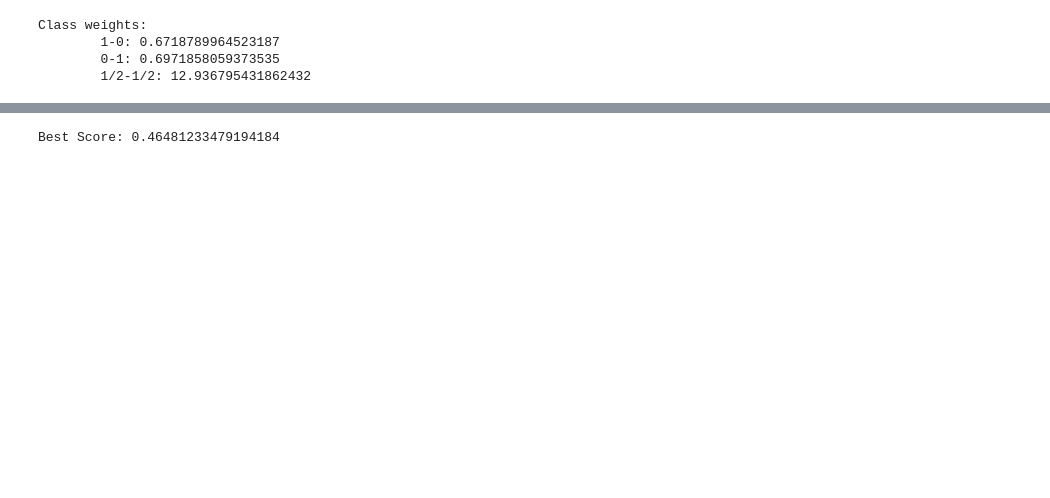
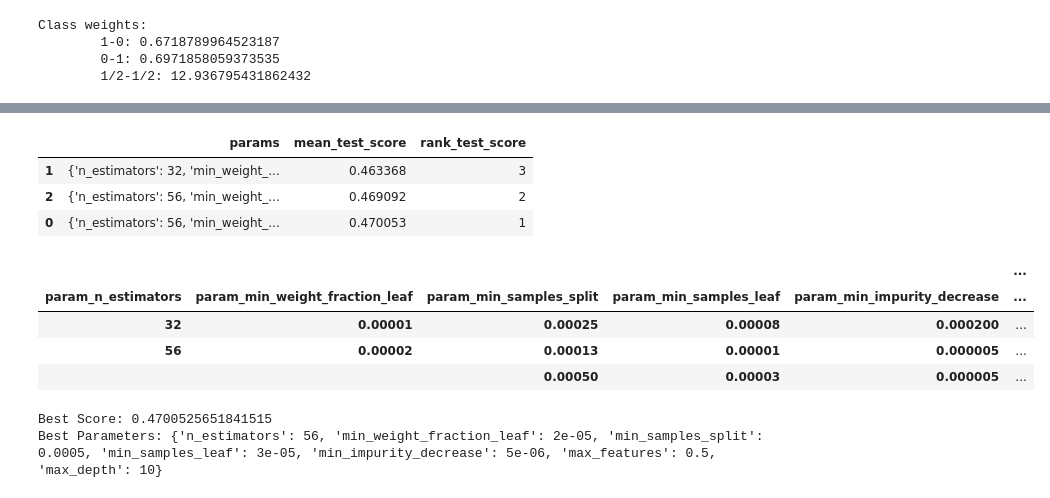
Before and after one commit to Tikhon-Radkevich/Chess-Winner-Prediction, a Jupyter notebook: notebooks/draft.ipynb, the cells around one changed output, grey strips where cells are left out. Saved outputs shown, nothing was run; the diff lists cells and outputs as text; code cells hidden in the pictures; blank space fills up the shorter version.

```diff
--- a/notebooks/draft.ipynb
+++ b/notebooks/draft.ipynb
@@ -148,0 +101,3 @@ Best Estimator: RandomForestClassifier(class_weight={'0-1': np.float64(0.6971858
+# %%
+df_results = pd.DataFrame(random_search.cv_results_)
+df_results.head(5)
@@ -149,7 +110,29 @@ Best Estimator: RandomForestClassifier(class_weight={'0-1': np.float64(0.6971858
+# %%
+sorted_df = df_results.sort_values(by="mean_test_score")
+sorted_df[["params", "mean_test_score", "rank_test_score"]].head()
+# %% [output]
+|  | params | mean_test_score | rank_test_score |
+| 1 | {'n_estimators': 32, 'min_weight_... | 0.463368 | 3 |
+| 2 | {'n_estimators': 56, 'min_weight_... | 0.469092 | 2 |
+| 0 | {'n_estimators': 56, 'min_weight_... | 0.470053 | 1 |
+# %%
+param_cols = [col for col in sorted_df.columns if col.startswith("param_")]
+worst_params = sorted_df[param_cols + ["mean_test_score"]].groupby(param_cols).mean().sort_values(by="mean_test_score")
+worst_params.head()
+# %% [output]
+|  |  |  |  |  | ... |
+| param_n_estimators | param_min_weight_fraction_leaf | param_min_samples_split | param_min_samples_leaf | param_min_impurity_decrease | ... |
+| 32 | 0.00001 | 0.00025 | 0.00008 | 0.000200 | ... |
+| 56 | 0.00002 | 0.00013 | 0.00001 | 0.000005 | ... |
+|  |  | 0.00050 | 0.00003 | 0.000005 | ... |
 # %%
 print(f"Best Score: {random_search.best_score_}")
+print(f"Best Parameters: {random_search.best_params_}")
+
+best_forest_clf = random_search.best_estimator_
 # %% [output]
-Best Score: 0.46481233479194184
+Best Score: 0.4700525651841515
+Best Parameters: {'n_estimators': 56, 'min_weight_fraction_leaf': 2e-05, 'min_samples_split': 0.0005, 'min_samples_leaf': 3e-05, 'min_impurity_decrease': 5e-06, 'max_features': 0.5, 'max_depth': 10}
 # %%
 best_forest_clf.fit(x_train_data, y_train)
 # %% [output]
```
Also changed, not shown: parts of 19 cells of this notebook.
